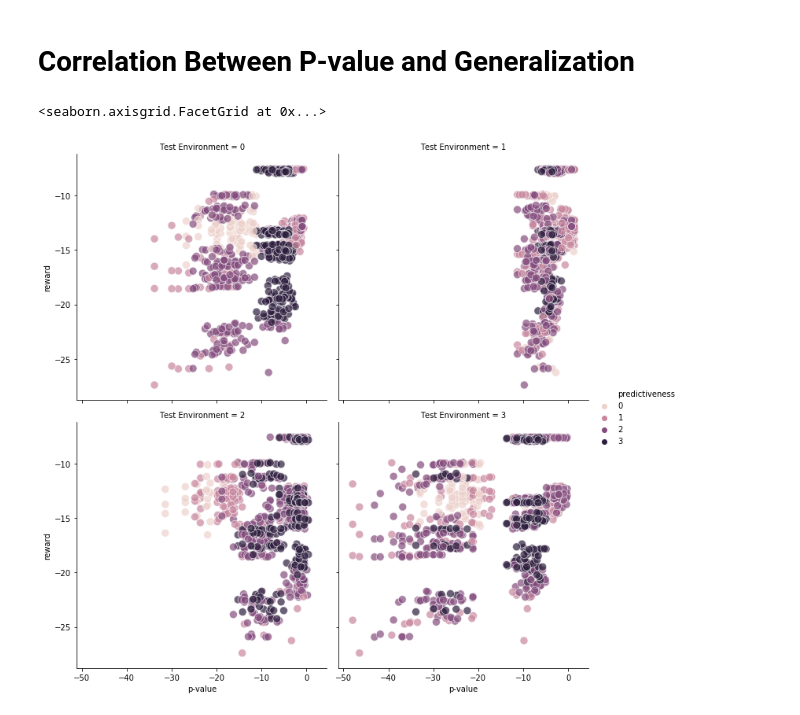
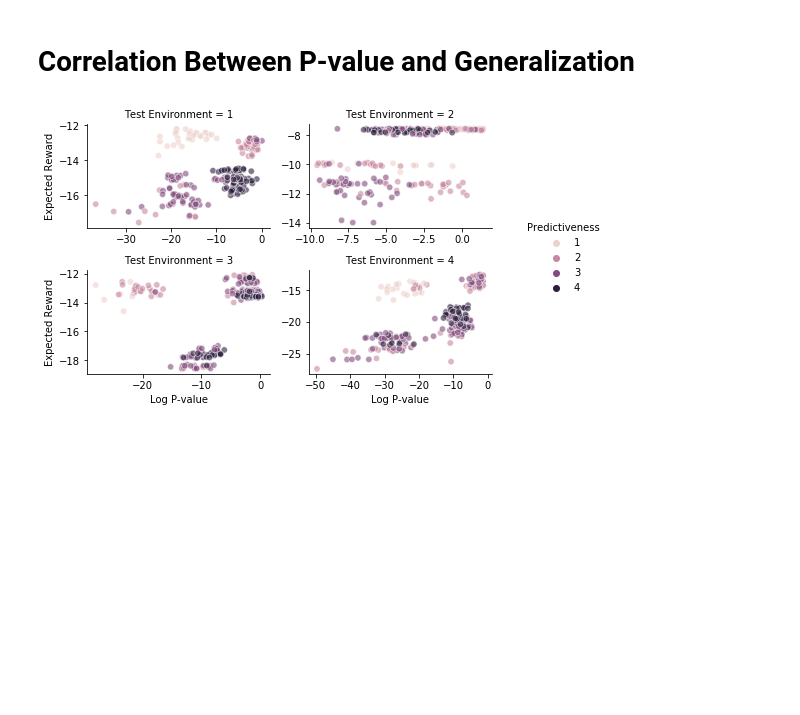
Before and after one commit to sorawitj/invariant-policy-learning, a Jupyter notebook: warfarin/warfarin_case_study.ipynb, the cells around one changed output. Cells and saved outputs as stored; diff of their text form; code cells hidden in the pictures; blank space fills up the shorter version.

Commit message:
Add p-value anaylsis

```diff
--- a/warfarin/warfarin_case_study.ipynb
+++ b/warfarin/warfarin_case_study.ipynb
@@ -360,20 +360,26 @@ reward_df_all = get_test_rewards(X, A, Y, E,
 pval_df = pd.DataFrame(columns=['subset', 'p-value', 'predictiveness'])
 for e in pd.unique(E):
     pval_df_e = pd.DataFrame(subset_pval_E[e], columns=['p-value']).reset_index().rename(columns={"index":"subset"})
-    predictive_df_e = pd.DataFrame(predictive_E[e], columns=['predictiveness']).reset_index().rename(columns={"index":"subset"})
-    predictive_df_e['predictiveness'] = pd.cut(predictive_df_e['predictiveness'], bins=4, labels=[0, 1, 2, 3])
+    predictive_df_e = pd.DataFrame(predictive_E[e], columns=['Predictiveness']).reset_index().rename(columns={"index":"subset"})
+    predictive_df_e['Predictiveness'] = pd.cut(predictive_df_e['Predictiveness'], bins=4, labels=[1, 2, 3, 4])
     final_df_e = pval_df_e.merge(predictive_df_e, on='subset')
-    final_df_e['Test Environment'] = str(e)
+    final_df_e['test_env'] = int(e)
     pval_df = pval_df.append(final_df_e, ignore_index=True)
 
-pval_df['p-value'] = np.log(pval_df['p-value'])
-reward_pval_df = reward_df_all.merge(pval_df, on ='subset')
+pval_df['Log P-value'] = np.log(pval_df['p-value'])
+reward_pval_df = reward_df_all.merge(pval_df, on=['subset', 'test_env'])
+reward_pval_df = reward_pval_df.rename(columns={'test_env':'Test Environment', 'reward': 'Expected Reward'})
+reward_pval_df['Test Environment'] += 1
 # %%
-sns.relplot(
-    data=reward_pval_df, x="p-value", y="reward",
-    col="Test Environment", col_wrap= 2, hue="predictiveness",
-    kind="scatter", s=100, alpha=0.7
+g = sns.relplot(
+    data=reward_pval_df, x="Log P-value", y="Expected Reward",
+    col="Test Environment", col_wrap= 2, hue="Predictiveness",
+    kind="scatter", s=40, alpha=0.6, facet_kws={'sharey': False, 'sharex': False},
+    height=2.2, aspect=1.5
 )
+c = g._legend.get_children()[0].get_children()[1].get_children()[0]
+c._children = c._children[1:]
+g._legend.set_title("Predictiveness")
+plt.savefig('results/p-value_analysis.pdf')
 # %% [output]
-<seaborn.axisgrid.FacetGrid at 0x...>
-[figure, old version]
+[figure, new version]
```
Also changed, not shown: parts of 7 cells of this notebook, 1 other file.
